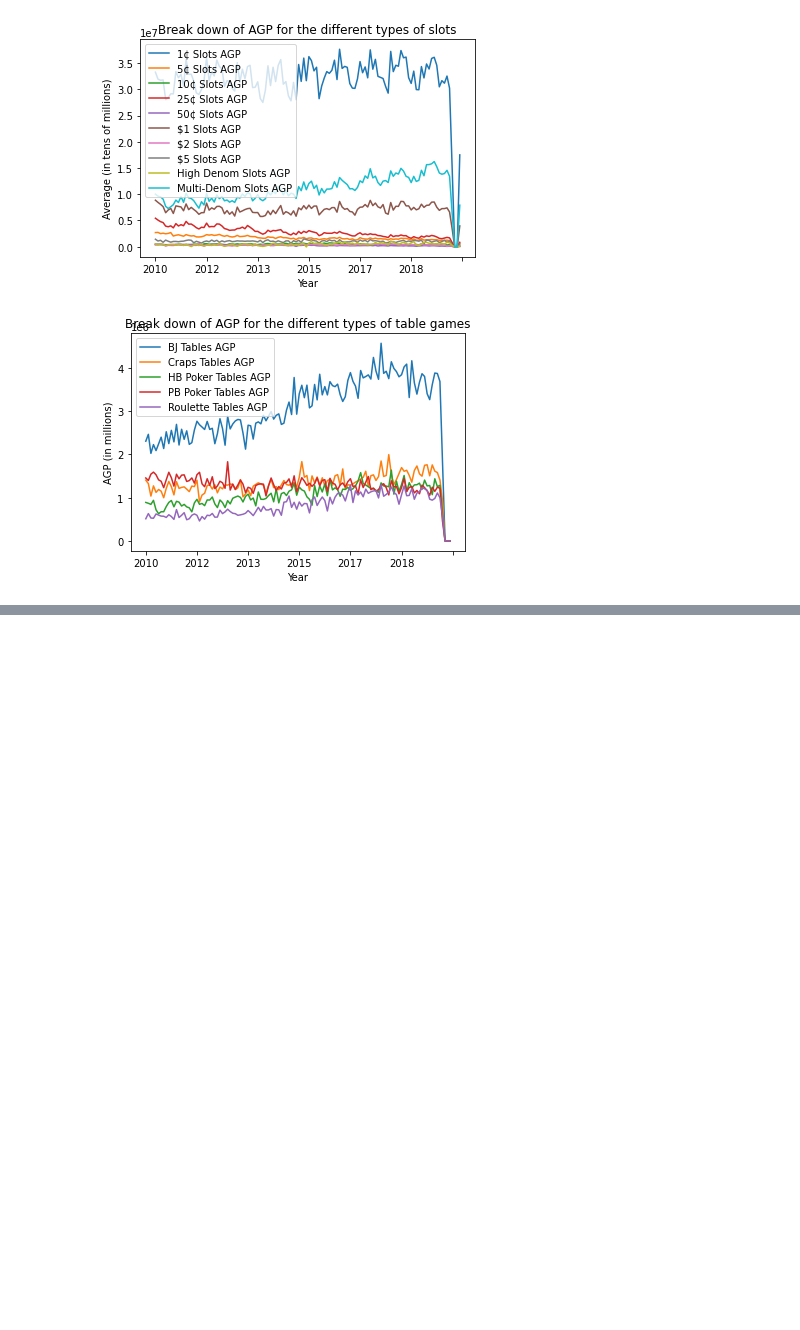
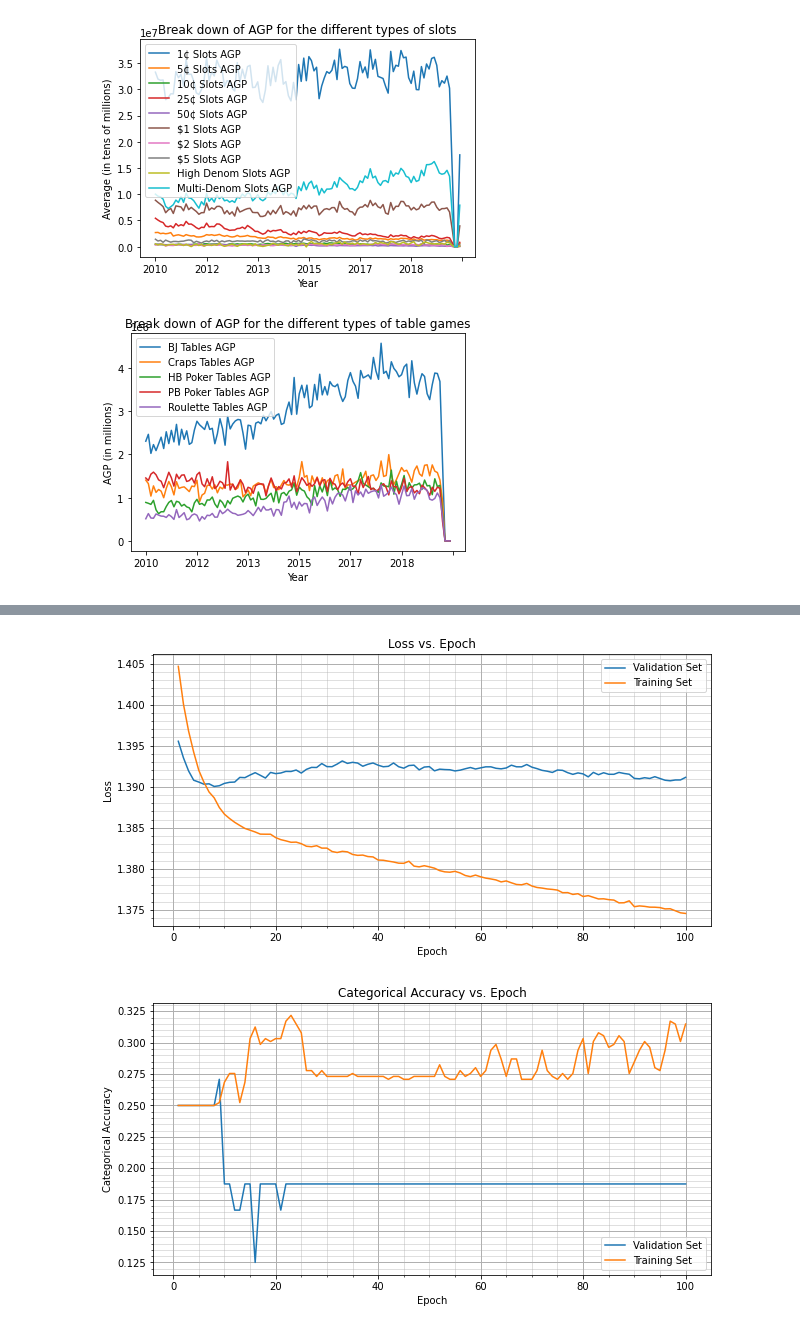
Before and after one commit to MattsonCam/Casino_Royale, a Jupyter notebook: casino_royale.ipynb, the cells around one changed output, grey strips where cells are left out. Cells and saved outputs as stored; diff of their text form; code cells hidden in the pictures; blank space fills up the shorter version.

```diff
--- a/casino_royale.ipynb
+++ b/casino_royale.ipynb
@@ -380,12 +416,13 @@ gamedf_T_mod.loc[winfilt,'season'] = 3
 
 slotscoinsin = gamedf_T_mod.loc[:,'Slots Total Coins In'].to_numpy().flatten(order='F')
 slotsagp = gamedf_T_mod.loc[:,'Slots Total AGP'].to_numpy().flatten(order='F')
+slotshold = gamedf_T_mod.loc[:,'Slots Total Hold %'].to_numpy().flatten(order='F')
 slotsseason = gamedf_T_mod.loc[:,'season'].to_numpy().flatten(order='F')
-
+# 'Slots Total Hold %'
 slotsseason = np.c_[ slotsseason, slotsseason, slotsseason, slotsseason ].flatten(order='F')
 slotsseason = to_categorical(slotsseason, num_classes = 4)
 
-xdata = np.c_[slotscoinsin, slotsagp]
+xdata = np.c_[slotscoinsin, slotsagp, slotshold]
 xdata = xdata / xdata.max(axis=0)
 
 x_train, x_test, y_train, y_test = train_test_split(xdata, slotsseason, test_size=1/10, random_state=101, shuffle=True)
@@ -395,12 +432,12 @@ x_train = np.asarray(x_train, dtype= np.float64)
 x_test = np.asarray(x_test, dtype= np.float64)
 
 model = tf.keras.Sequential()
-model.add(tf.keras.layers.Dense(32, input_shape=(2,),activation="relu"))
+model.add(tf.keras.layers.Dense(32, input_shape=(3,),activation="relu"))
 model.add(tf.keras.layers.Dense(32,activation="relu"))
 model.add(tf.keras.layers.Dense(4,activation="softmax"))
 
 model.compile(optimizer=keras.optimizers.Adam(learning_rate = 1/10000), \
               loss=keras.losses.CategoricalCrossentropy(), \
               metrics=[keras.metrics.CategoricalAccuracy()],)
-
-model.fit(x = x_train, y = y_train, validation_data=(x_test, y_test), batch_size = 10, epochs = 50, shuffle = True, verbose = 2)
+numepochs = 100
+seasmodmetrics = model.fit(x = x_train, y = y_train, validation_data=(x_test, y_test), batch_size = 10, epochs = numepochs, shuffle = True, verbose = 2)
@@ -407,3 +474,31 @@ model.fit(x = x_train, y = y_train, validation_data=(x_test, y_test), batch_size
+# %%
+epochvals = np.arange(1,numepochs + 1)
+plt.figure(0)
+plt.minorticks_on()
+plt.grid(which='minor', alpha=0.5)
+plt.grid(which='major', linewidth=1)
+plt.plot(epochvals, seasmodmetrics.history['val_loss'])
+plt.plot(epochvals, seasmodmetrics.history['loss'])
+plt.xlabel('Epoch')
+plt.ylabel('Loss')
+plt.legend(['Validation Set','Training Set'])
+plt.title('Loss vs. Epoch')
+plt.savefig('seas-neuralnet_loss')
+
+plt.figure(1)
+plt.minorticks_on()
+plt.grid(which='minor', alpha=0.5)
+plt.grid(which='major', linewidth=1)
+plt.plot(epochvals,seasmodmetrics.history['val_categorical_accuracy'])
+plt.plot(epochvals,seasmodmetrics.history['categorical_accuracy'])
+plt.xlabel('Epoch')
+plt.ylabel('Categorical Accuracy')
+plt.legend(['Validation Set','Training Set'])
+plt.title('Categorical Accuracy vs. Epoch')
+plt.savefig('seas-neuralnet_acc')
+# %% [output]
+[figure, added]
+[figure, added]
 # %%
 model = tf.keras.Sequential()
 model.add(tf.keras.layers.Dense(32, input_shape=(3,),activation="relu"))
```
Also changed, not shown: parts of 6 cells of this notebook.
